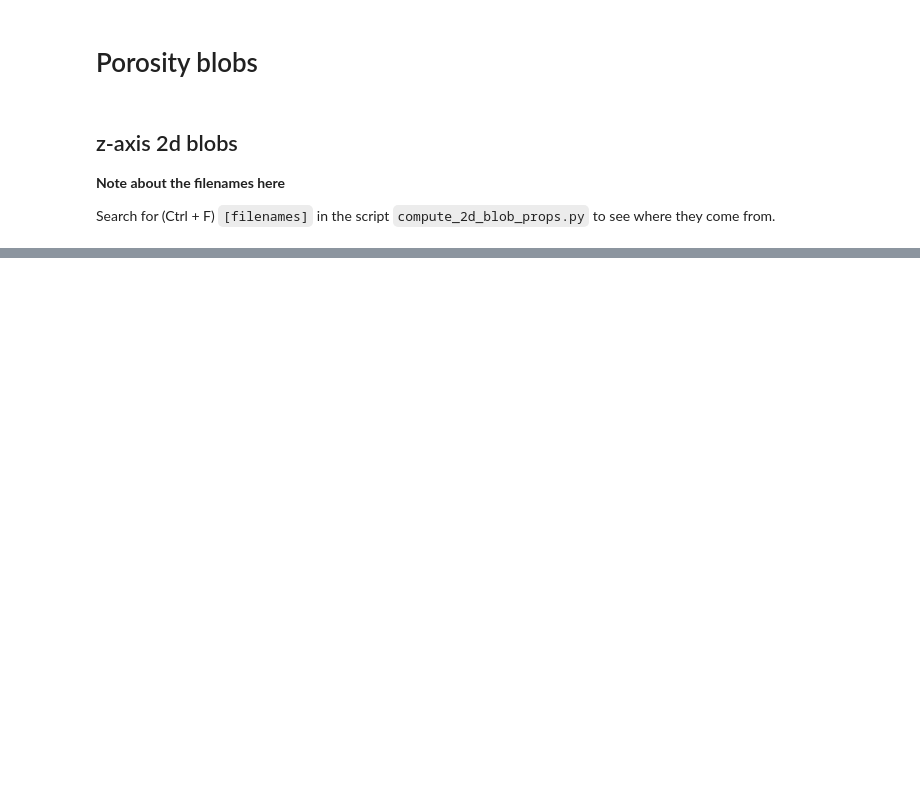
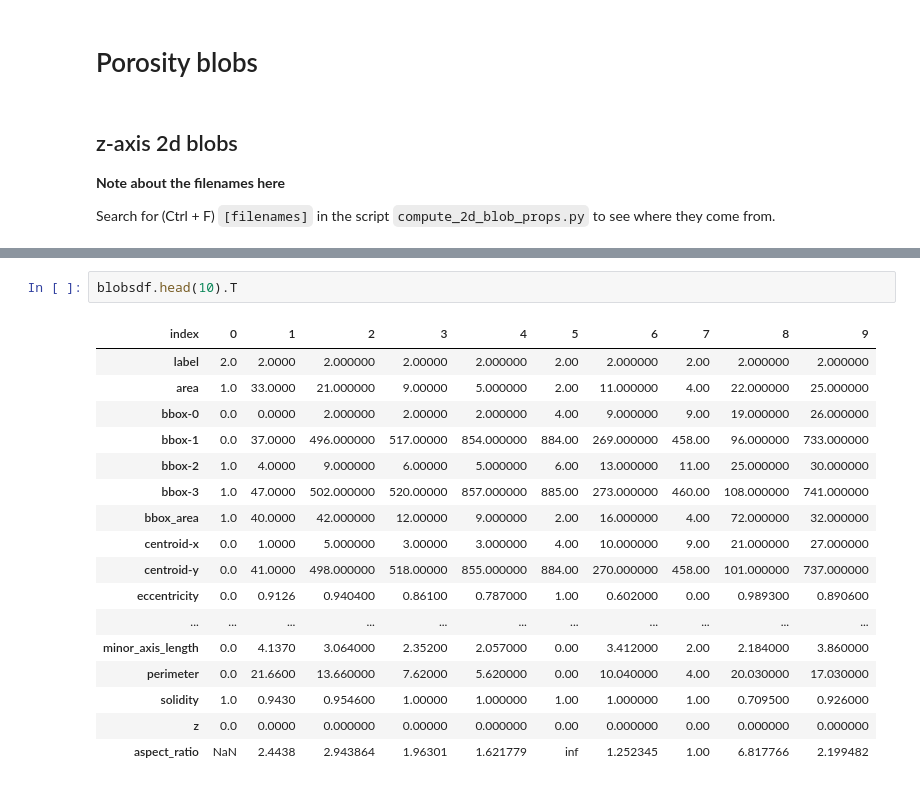
Before and after one commit to jpcbertoldo/tomo2seg, a Jupyter notebook: nbs/analyze-2d-blobs-search-anomalies.ipynb, the cells around one changed output, grey strips where cells are left out. Cells and saved outputs as stored; diff of their text form; blank space fills up the shorter version.

```diff
--- a/nbs/analyze-2d-blobs-search-anomalies.ipynb
+++ b/nbs/analyze-2d-blobs-search-anomalies.ipynb
@@ -108,0 +115,20 @@ filename='/home/users/jcasagrande/projects/tomo2seg/data/PA66GF30.v1/PA66GF30.v1
+# %%
+blobsdf.head(10).T
+# %% [output]
+| index | 0 | 1 | 2 | 3 | 4 | 5 | 6 | 7 | 8 | 9 |
+| label | 2.0 | 2.0000 | 2.000000 | 2.00000 | 2.000000 | 2.00 | 2.000000 | 2.00 | 2.000000 | 2.000000 |
+| area | 1.0 | 33.0000 | 21.000000 | 9.00000 | 5.000000 | 2.00 | 11.000000 | 4.00 | 22.000000 | 25.000000 |
+| bbox-0 | 0.0 | 0.0000 | 2.000000 | 2.00000 | 2.000000 | 4.00 | 9.000000 | 9.00 | 19.000000 | 26.000000 |
+| bbox-1 | 0.0 | 37.0000 | 496.000000 | 517.00000 | 854.000000 | 884.00 | 269.000000 | 458.00 | 96.000000 | 733.000000 |
+| bbox-2 | 1.0 | 4.0000 | 9.000000 | 6.00000 | 5.000000 | 6.00 | 13.000000 | 11.00 | 25.000000 | 30.000000 |
+| bbox-3 | 1.0 | 47.0000 | 502.000000 | 520.00000 | 857.000000 | 885.00 | 273.000000 | 460.00 | 108.000000 | 741.000000 |
+| bbox_area | 1.0 | 40.0000 | 42.000000 | 12.00000 | 9.000000 | 2.00 | 16.000000 | 4.00 | 72.000000 | 32.000000 |
+| centroid-x | 0.0 | 1.0000 | 5.000000 | 3.00000 | 3.000000 | 4.00 | 10.000000 | 9.00 | 21.000000 | 27.000000 |
+| centroid-y | 0.0 | 41.0000 | 498.000000 | 518.00000 | 855.000000 | 884.00 | 270.000000 | 458.00 | 101.000000 | 737.000000 |
+| eccentricity | 0.0 | 0.9126 | 0.940400 | 0.86100 | 0.787000 | 1.00 | 0.602000 | 0.00 | 0.989300 | 0.890600 |
+| ... | ... | ... | ... | ... | ... | ... | ... | ... | ... | ... |
+| minor_axis_length | 0.0 | 4.1370 | 3.064000 | 2.35200 | 2.057000 | 0.00 | 3.412000 | 2.00 | 2.184000 | 3.860000 |
+| perimeter | 0.0 | 21.6600 | 13.660000 | 7.62000 | 5.620000 | 0.00 | 10.040000 | 4.00 | 20.030000 | 17.030000 |
+| solidity | 1.0 | 0.9430 | 0.954600 | 1.00000 | 1.000000 | 1.00 | 1.000000 | 1.00 | 0.709500 | 0.926000 |
+| z | 0.0 | 0.0000 | 0.000000 | 0.00000 | 0.000000 | 0.00 | 0.000000 | 0.00 | 0.000000 | 0.000000 |
+| aspect_ratio | NaN | 2.4438 | 2.943864 | 1.96301 | 1.621779 | inf | 1.252345 | 1.00 | 6.817766 | 2.199482 |
```
Also changed, not shown: parts of 14 cells of this notebook, 3 other files.
